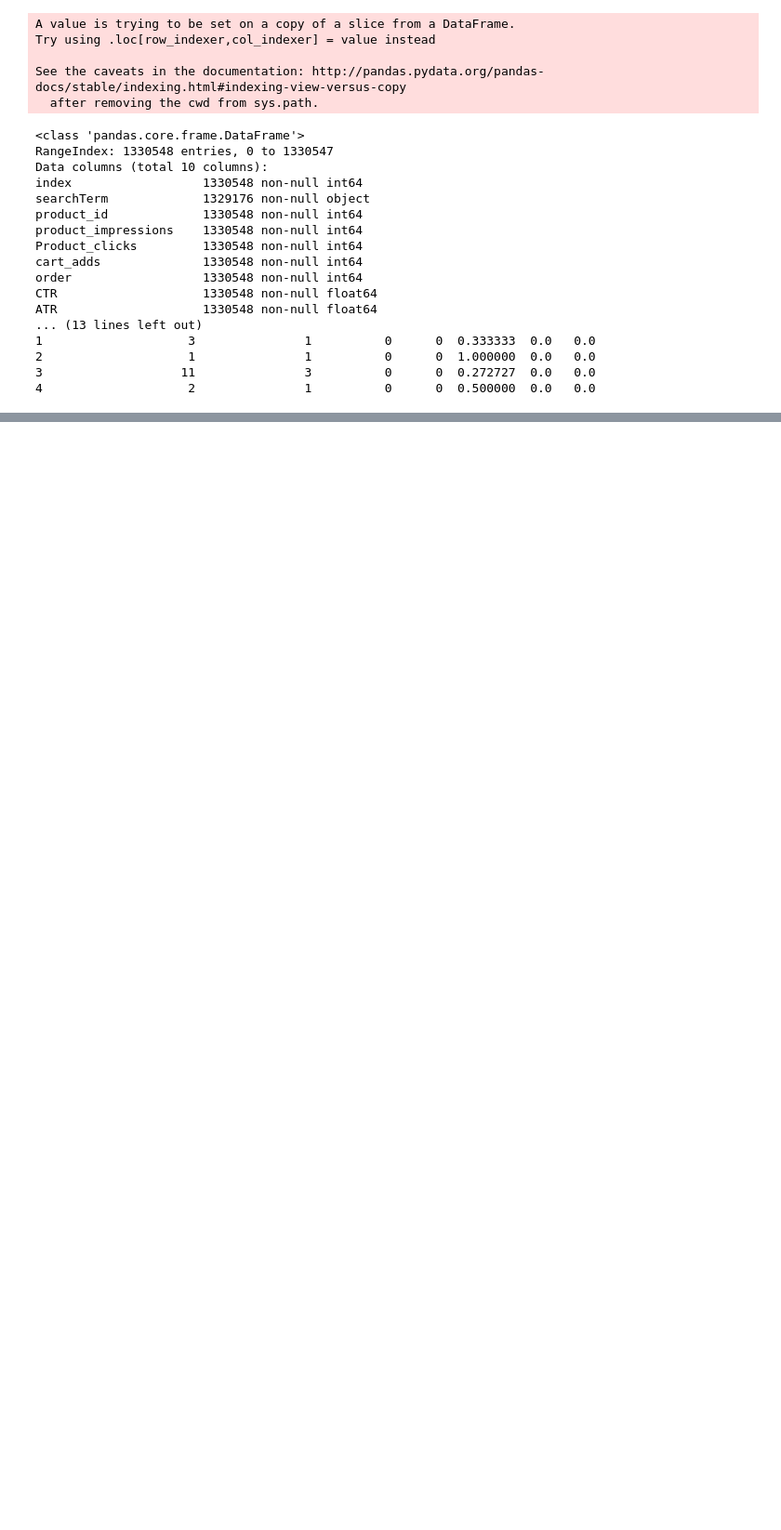
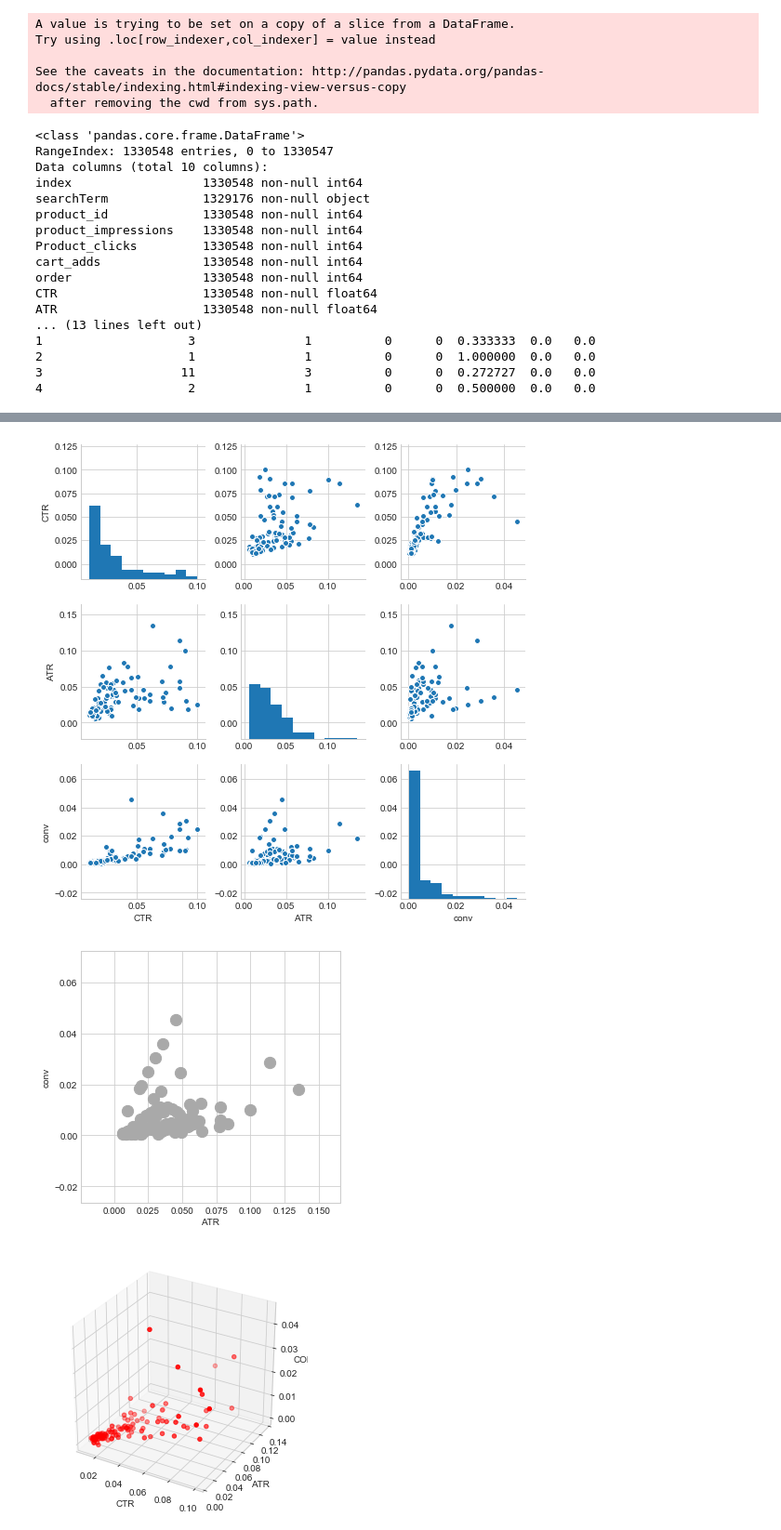
Before and after one commit to hemanthpratury/Walmart--Search-Optimization-and-recommendations, a Jupyter notebook: 256 Project Data Preprocessing.ipynb, the cells around one changed output, grey strips where cells are left out. Shown at 93% size. Cells and saved outputs as stored; diff of their text form; code cells hidden in the pictures; blank space fills up the shorter version.

Commit message:
first data cleansing and plotting

```diff
--- a/256 Project Data Preprocessing.ipynb
+++ b/256 Project Data Preprocessing.ipynb
@@ -145,5 +92,5 @@ row_counts
 # %%
 highfreq_searchStrings = []
 for j in row_counts:
-    if row_counts[j] > 500:
+    if row_counts[j] > 50:
         highfreq_searchStrings.append(j)
@@ -169,0 +118,2 @@ row_counts['storage']
+# %%
+dfsearch = df3[(df3['searchTerm'] == highfreq_searchStrings[0])]
@@ -169,0 +140,3 @@ row_counts['storage']
+# %%
+ATRstd,CTRstd = dfsearch[['ATR','CTR']].std()
+ATRmean,CTRmean = dfsearch[['ATR','CTR']].mean()
@@ -169,0 +153,28 @@ row_counts['storage']
+# %%
+##data cleaning as few outliers were present and it was difficult to visualize data relationship , very fat tail
+##lot of value in the lower end
+dfsearchWoOutliers = dfsearch[((dfsearch['ATR']<=(ATRmean+2*ATRstd))& (dfsearch['ATR']>=(ATRmean-1*ATRstd)))]
+dfsearchWoOutliers = dfsearchWoOutliers[((dfsearch['CTR']<=(CTRmean+2*CTRstd))& (dfsearch['CTR']>=(CTRmean-1*CTRstd)))]
+# %%
+from mpl_toolkits.mplot3d import Axes3D
+import matplotlib.pyplot as plt
+from pandas.tools.plotting import scatter_matrix
+from pylab import rcParams
+import seaborn as sb
+rcParams['figure.figsize'] = 5,5
+sb.set_style('whitegrid')
+#plt.hist(dfsearch['CTR'])
+#plt.plot()
+sb.pairplot(dfsearchWoOutliers,vars=['CTR','ATR','conv'], y_vars=['conv'])
+dfsearchWoOutliers.plot(kind='scatter',x='ATR',y='conv',c=['darkgray'],s=150)
+fig = plt.figure()
+ax = fig.add_subplot(111, projection='3d')
+ax.scatter(dfsearchWoOutliers['CTR'], dfsearchWoOutliers['ATR'], dfsearchWoOutliers['conv'], c='r', marker='o')
+ax.set_xlabel('CTR')
+ax.set_ylabel('ATR')
+ax.set_zlabel('CONV')
+plt.show()
+# %% [output]
+[figure, added]
+[figure, added]
+[figure, added]
```
Also changed, not shown: parts of 18 cells of this notebook.
